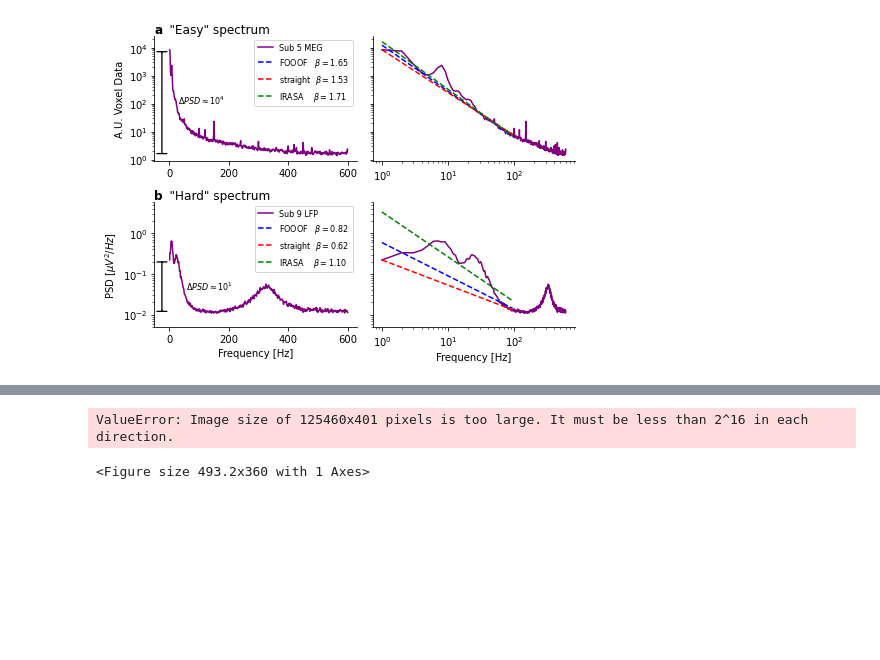
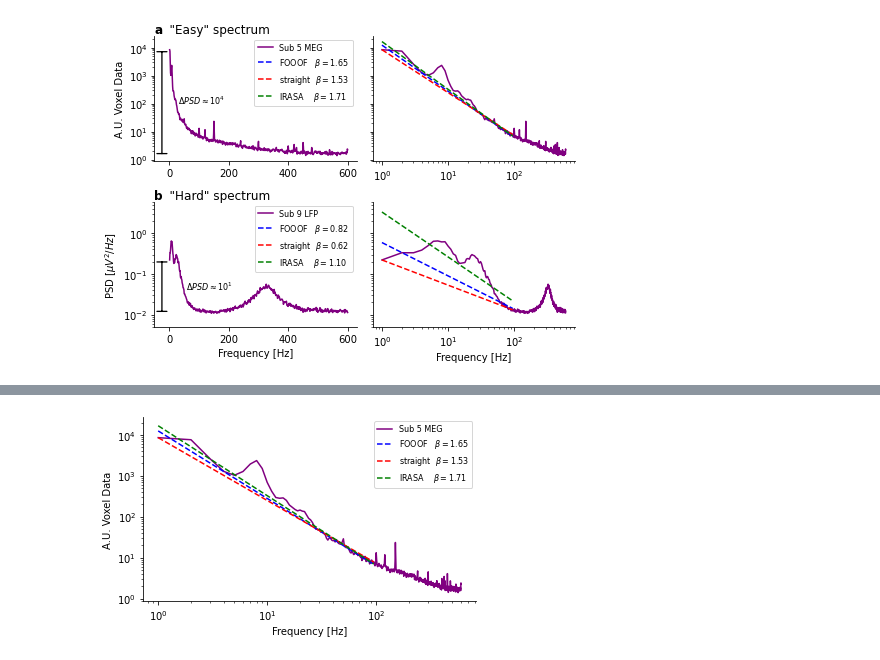
Before and after one commit to moritz-gerster/separating_periodic_from_aperiodic_PSDs, a Jupyter notebook: Fig8.ipynb, the cells around one changed output, grey strips where cells are left out. Saved outputs shown, nothing was run; the diff lists cells and outputs as text; code cells hidden in the pictures; blank space fills up the shorter version.

```diff
--- a/Fig8.ipynb
+++ b/Fig8.ipynb
@@ -853,5 +853,5 @@ plt.show()
 # %%
-fig, ax = plt.subplots(1, 1, figsize=(fig_width, 5), sharey="row")
+fig, ax = plt.subplots(1, 1, figsize=(fig_width*4/5, 5*2/3), sharey="row")
 
 # log
 ax.loglog(*PSD_plot_sub5, label="Sub 5 MEG")
@@ -915,40 +915,32 @@ ax.legend(handles, labels, fontsize=legend_fontsize, handlelength=1.9)
 #                   arrowprops=dict(arrowstyle="<->"))
 # ax[1, 1].text(s="Peak\nOverlap", x=overlap, y=arr_height*.9, ha="left",
 #               va="top", fontsize=8)
 ############################################
 
 ############################################
 # # Challenge 3:
 # ax[1, 1].text(s="Broad\nPeak\nWidths:", x=1, y=(height1+height2)/2, ha="left",
 #               va="center", fontsize=8)
 # # Add Peak width annotation
 # height1 = 100
 # xmin1 = center_freq_sub5_1 - peak_width_sub5_1
 # xmax1 = center_freq_sub5_1 + peak_width_sub5_1
 # annotate_range(ax[0, 1], xmin1, xmax1, height1, annotate_pos="left")
 
 # # Add Peak width annotation
 # height1 = .029
 # height2 = 0.009
 # xmin1 = center_freq_sub9_1 - peak_width_sub9_1
 # xmax1 = center_freq_sub9_1 + peak_width_sub9_1
 # xmin2 = center_freq_sub9_2 - peak_width_sub9_2
 # xmax2 = center_freq_sub9_2 + peak_width_sub9_2
 # annotate_range(ax[1, 1], xmin1, xmax1, height1, annotate_pos=.93)
 # annotate_range(ax[1, 1], xmin2, xmax2, height2, annotate_pos=.93)
 ############################################
-
-ax.annotate(s="",
-                  xy=(x_line, PSD_sub9[0]),
-                  xytext=(x_line, PSD_sub9.min()),
-                  arrowprops=dict(arrowstyle="|-|,widthA=.5,widthB=.5",
-                                  lw=1.3), ha="center")
-ax.text(s=rf"$\Delta PSD\approx 10^{{{ord_magn9}}}$", x=55,
-              y=np.sqrt(PSD_sub9[0]*PSD_sub9[-1]), va="center", fontsize=8)
+ax.set(xlabel="Frequency [Hz]", ylabel="A.U. Voxel Data")
 
 plt.tight_layout()
 plt.savefig(fig_path + "Fig8_MEG.pdf", bbox_inches="tight")
 plt.show()
 # %% [output]
-ValueError: Image size of 125460x401 pixels is too large. It must be less than 2^16 in each direction.
-<Figure size 493.2x360 with 1 Axes>
+[figure, added]
```
Also changed, not shown: parts of 4 cells of this notebook.
